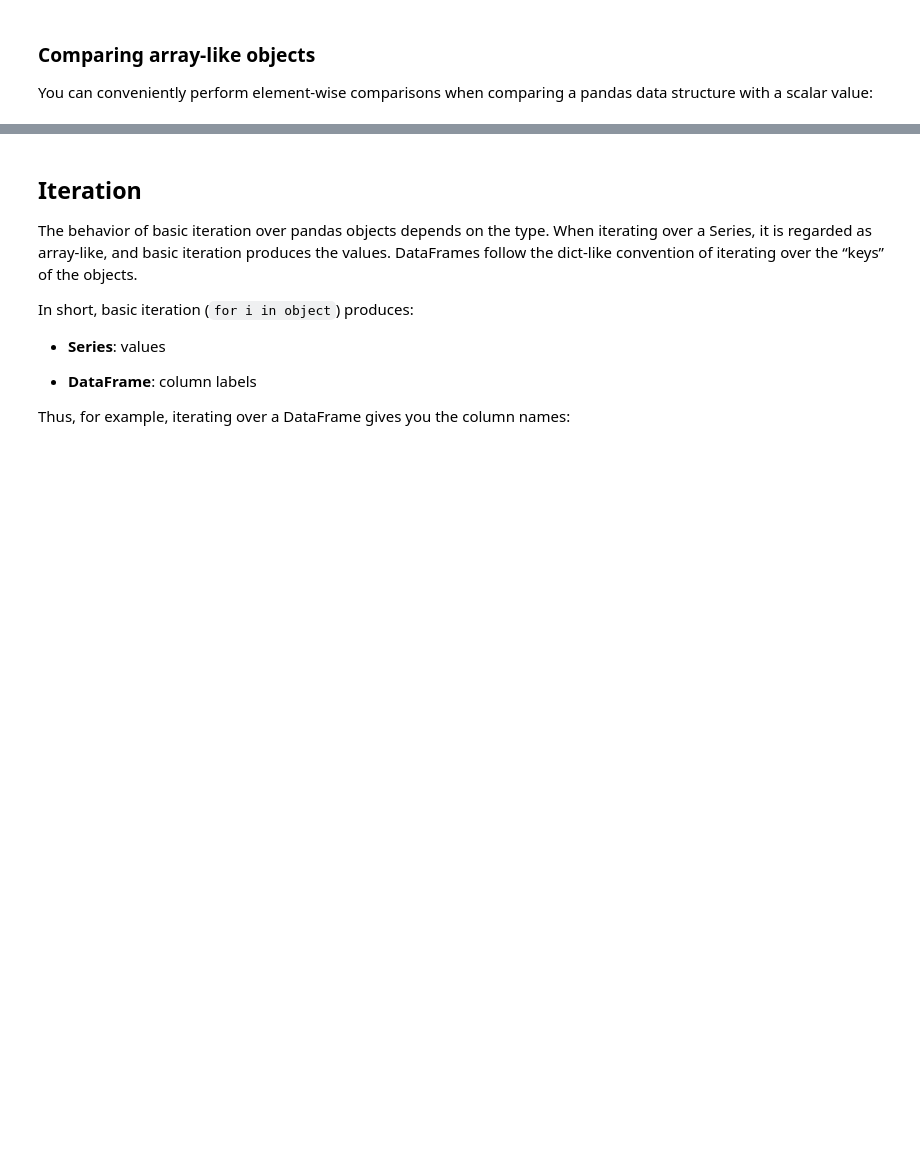
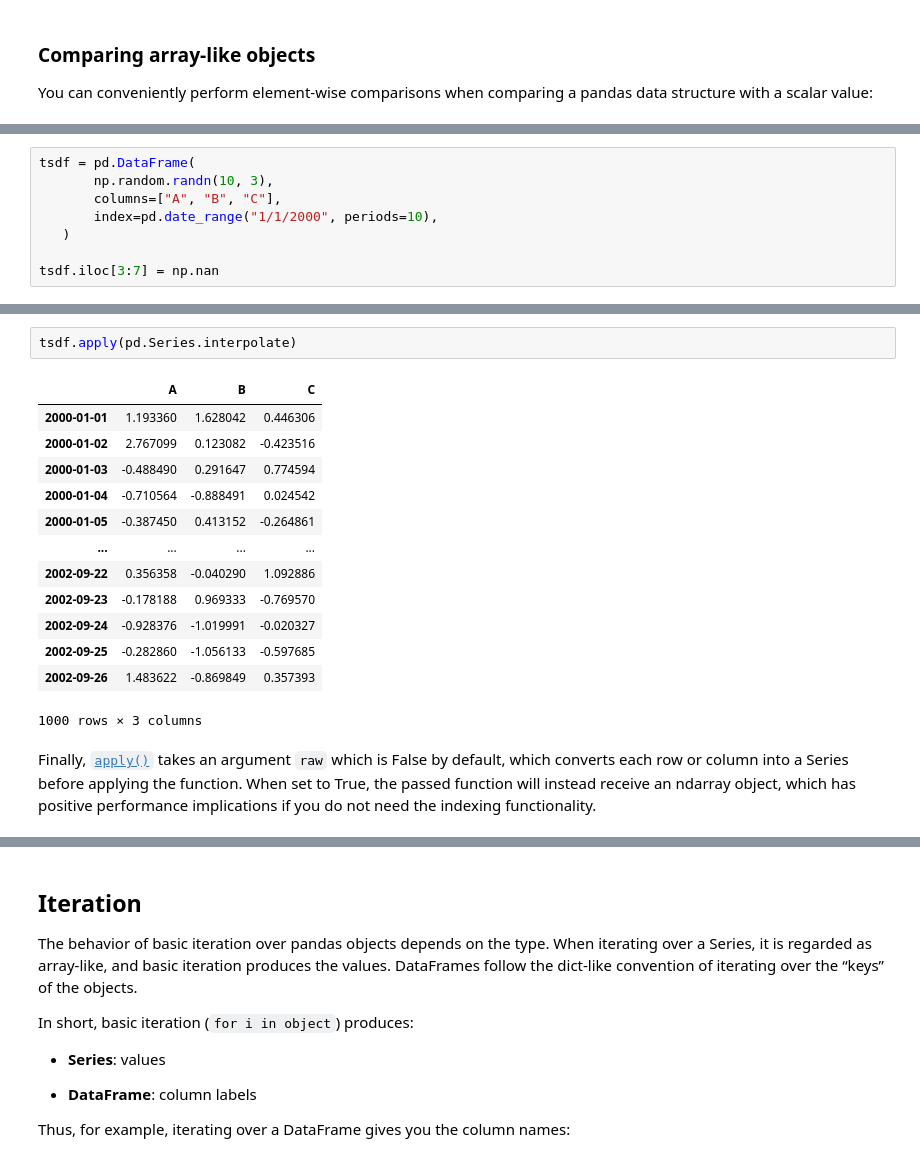
Before and after one commit to Francesco-Ghizzo/Data-Science, a Jupyter notebook: Python/Pandas/User Guide/Essential basic functionality.ipynb, the cells around one changed output, grey strips where cells are left out. Cells and saved outputs as stored; diff of their text form; blank space fills up the shorter version.

```diff
--- a/Python/Pandas/User Guide/Essential basic functionality.ipynb
+++ b/Python/Pandas/User Guide/Essential basic functionality.ipynb
@@ -2596,0 +1402,8 @@ labels).</p>
+# %%
+tsdf = pd.DataFrame(
+       np.random.randn(10, 3),
+       columns=["A", "B", "C"],
+       index=pd.date_range("1/1/2000", periods=10),
+   )
+
+tsdf.iloc[3:7] = np.nan
@@ -2596,0 +1424,18 @@ labels).</p>
+# %%
+tsdf.apply(pd.Series.interpolate)
+# %% [output]
+|  | A | B | C |
+| 2000-01-01 | 1.193360 | 1.628042 | 0.446306 |
+| 2000-01-02 | 2.767099 | 0.123082 | -0.423516 |
+| 2000-01-03 | -0.488490 | 0.291647 | 0.774594 |
+| 2000-01-04 | -0.710564 | -0.888491 | 0.024542 |
+| 2000-01-05 | -0.387450 | 0.413152 | -0.264861 |
+| ... | ... | ... | ... |
+| 2002-09-22 | 0.356358 | -0.040290 | 1.092886 |
+| 2002-09-23 | -0.178188 | 0.969333 | -0.769570 |
+| 2002-09-24 | -0.928376 | -1.019991 | -0.020327 |
+| 2002-09-25 | -0.282860 | -1.056133 | -0.597685 |
+| 2002-09-26 | 1.483622 | -0.869849 | 0.357393 |
+1000 rows × 3 columns
+# %% [markdown]
+<p>Finally, <a href="https://pandas.pydata.org/docs/reference/api/pandas.DataFrame.apply.html#pandas.DataFrame.apply" title="pandas.DataFrame.apply"><code>apply()</code></a> takes an argument <code>raw</code> which is False by default, which converts each row or column into a Series before applying the function. When set to True, the passed function will instead receive an ndarray object, which has positive performance implications if you do not need the indexing functionality.</p>
```
Also changed, not shown: parts of 429 cells of this notebook.
